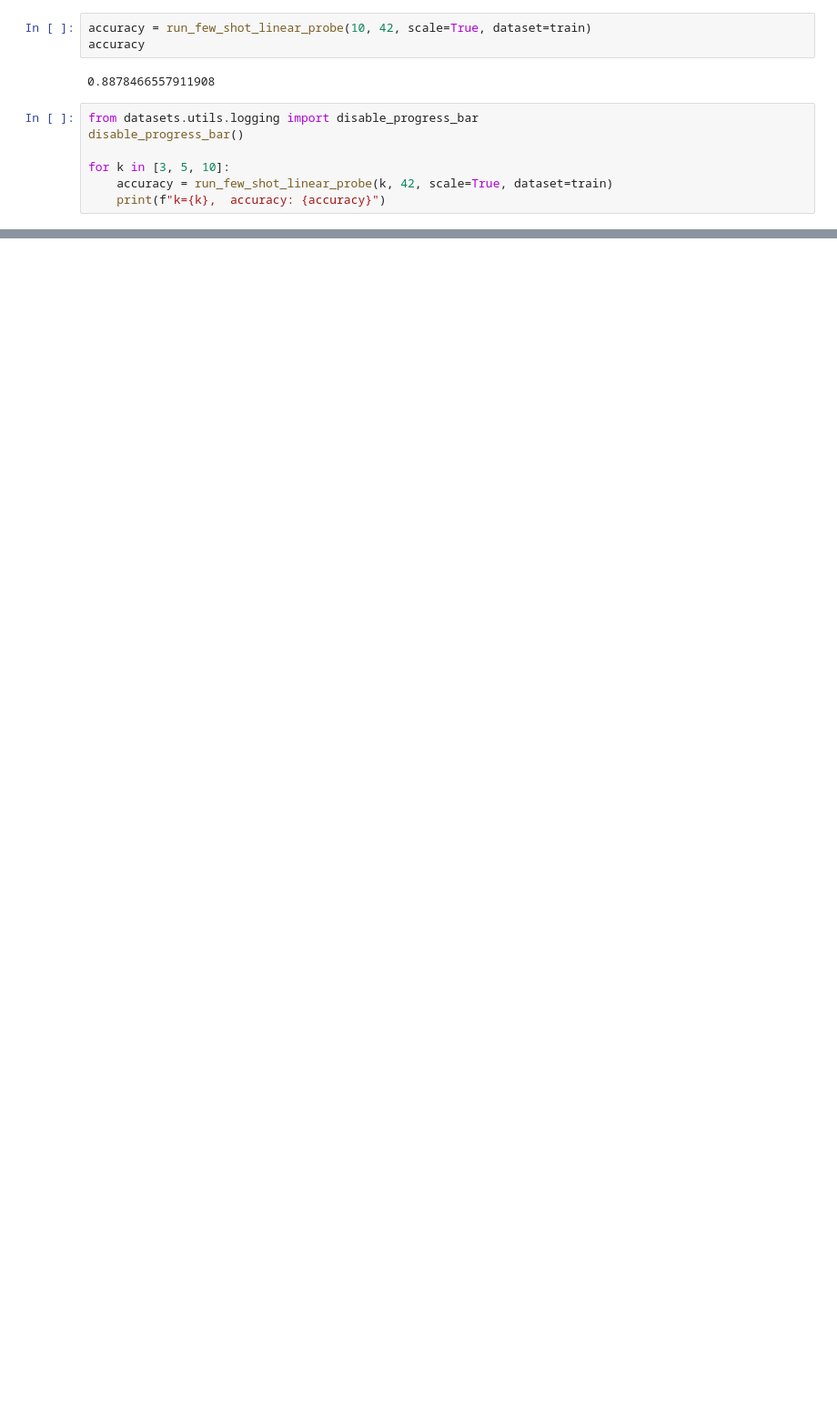
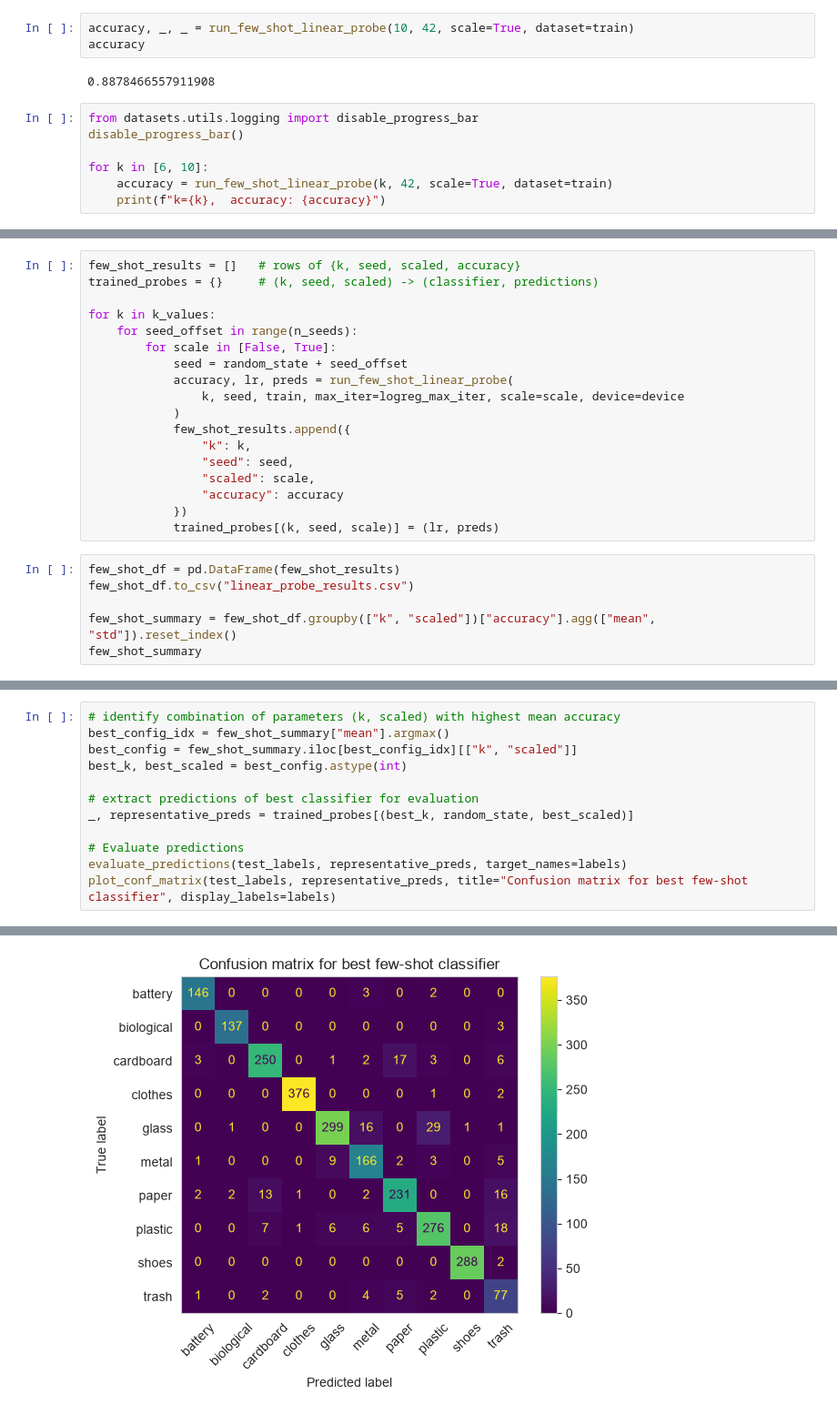
Before and after one commit to Nello-pn/trashCLIP, a Jupyter notebook: CLIP_FewShot.ipynb, the cells around one changed output, grey strips where cells are left out. Shown at 91% size. Saved outputs shown, nothing was run; the diff lists cells and outputs as text; blank space fills up the shorter version.

Commit message:
Few-shot curve plotting performance vs. n_shots (k); evaluation of best configuration few-shot model

```diff
--- a/CLIP_FewShot.ipynb
+++ b/CLIP_FewShot.ipynb
@@ -324,5 +206,5 @@ accuracy
 # %%
-accuracy = run_few_shot_linear_probe(10, 42, scale=True, dataset=train)
+accuracy, _, _ = run_few_shot_linear_probe(10, 42, scale=True, dataset=train)
 accuracy
 # %% [output]
 0.8878466557911908
@@ -330,7 +212,7 @@ accuracy
 from datasets.utils.logging import disable_progress_bar
 disable_progress_bar()
 
-for k in [3, 5, 10]:
+for k in [6, 10]:
     accuracy = run_few_shot_linear_probe(k, 42, scale=True, dataset=train)
     print(f"k={k},  accuracy: {accuracy}")
 # %% [output]
@@ -339,0 +221,24 @@ k=10,  accuracy: 0.8878466557911908
+# %%
+few_shot_results = []   # rows of {k, seed, scaled, accuracy}
+trained_probes = {}     # (k, seed, scaled) -> (classifier, predictions)
+
+for k in k_values:
+    for seed_offset in range(n_seeds):
+        for scale in [False, True]:
+            seed = random_state + seed_offset
+            accuracy, lr, preds = run_few_shot_linear_probe(
+                k, seed, train, max_iter=logreg_max_iter, scale=scale, device=device
+            )
+            few_shot_results.append({
+                "k": k,
+                "seed": seed,
+                "scaled": scale,
+                "accuracy": accuracy
+            })
+            trained_probes[(k, seed, scale)] = (lr, preds)
+# %%
+few_shot_df = pd.DataFrame(few_shot_results)
+few_shot_df.to_csv("linear_probe_results.csv")
+
+few_shot_summary = few_shot_df.groupby(["k", "scaled"])["accuracy"].agg(["mean", "std"]).reset_index()
+few_shot_summary
@@ -339,0 +290,13 @@ k=10,  accuracy: 0.8878466557911908
+# %%
+# identify combination of parameters (k, scaled) with highest mean accuracy
+best_config_idx = few_shot_summary["mean"].argmax()
+best_config = few_shot_summary.iloc[best_config_idx][["k", "scaled"]]
+best_k, best_scaled = best_config.astype(int)
+
+# extract predictions of best classifier for evaluation
+_, representative_preds = trained_probes[(best_k, random_state, best_scaled)]
+
+# Evaluate predictions
+evaluate_predictions(test_labels, representative_preds, target_names=labels)
+plot_conf_matrix(test_labels, representative_preds, title="Confusion matrix for best few-shot classifier", display_labels=labels)
+# %% [output]
@@ -339,0 +320 @@ k=10,  accuracy: 0.8878466557911908
+[figure, added]
```
Also changed, not shown: parts of 11 cells of this notebook, 1 other file.
